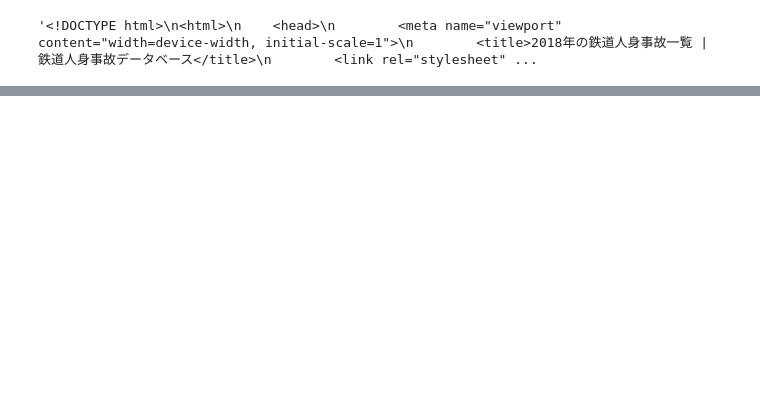
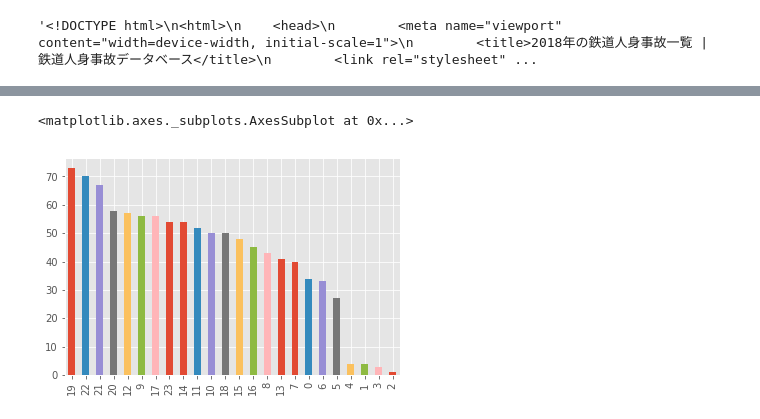
Before and after one commit to asheliao/JapanRailwayAccident, a Jupyter notebook: JapanRailwayAccident.ipynb, the cells around one changed output, grey strips where cells are left out. Saved outputs shown, nothing was run; the diff lists cells and outputs as text; code cells hidden in the pictures; blank space fills up the shorter version.

```diff
--- a/JapanRailwayAccident.ipynb
+++ b/JapanRailwayAccident.ipynb
@@ -281 +185,6 @@ Name: Location, Length: 878, dtype: int64
+# %%
+df['Hour'].value_counts().plot('bar')
+# %% [output]
+<matplotlib.axes._subplots.AxesSubplot at 0x...>
+[figure, added]
 # %%
```
Also changed, not shown: parts of 18 cells of this notebook, 1 other file.
